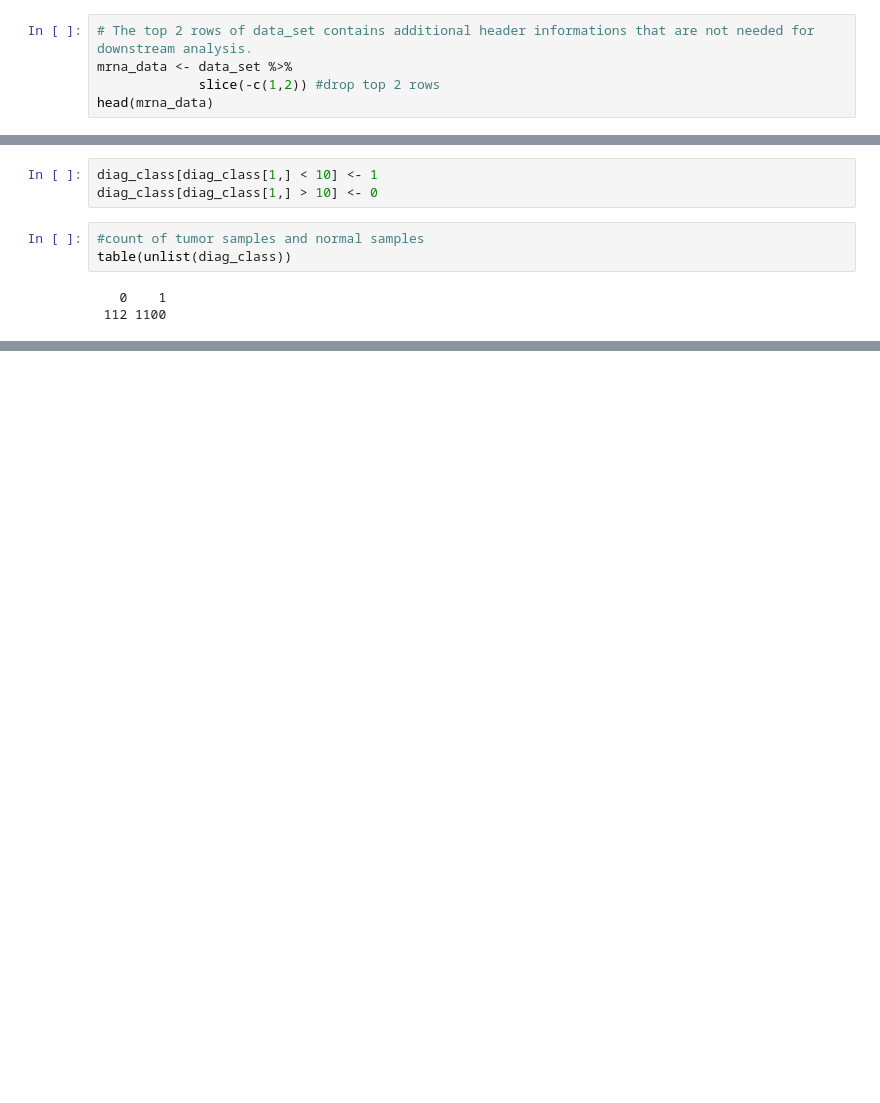
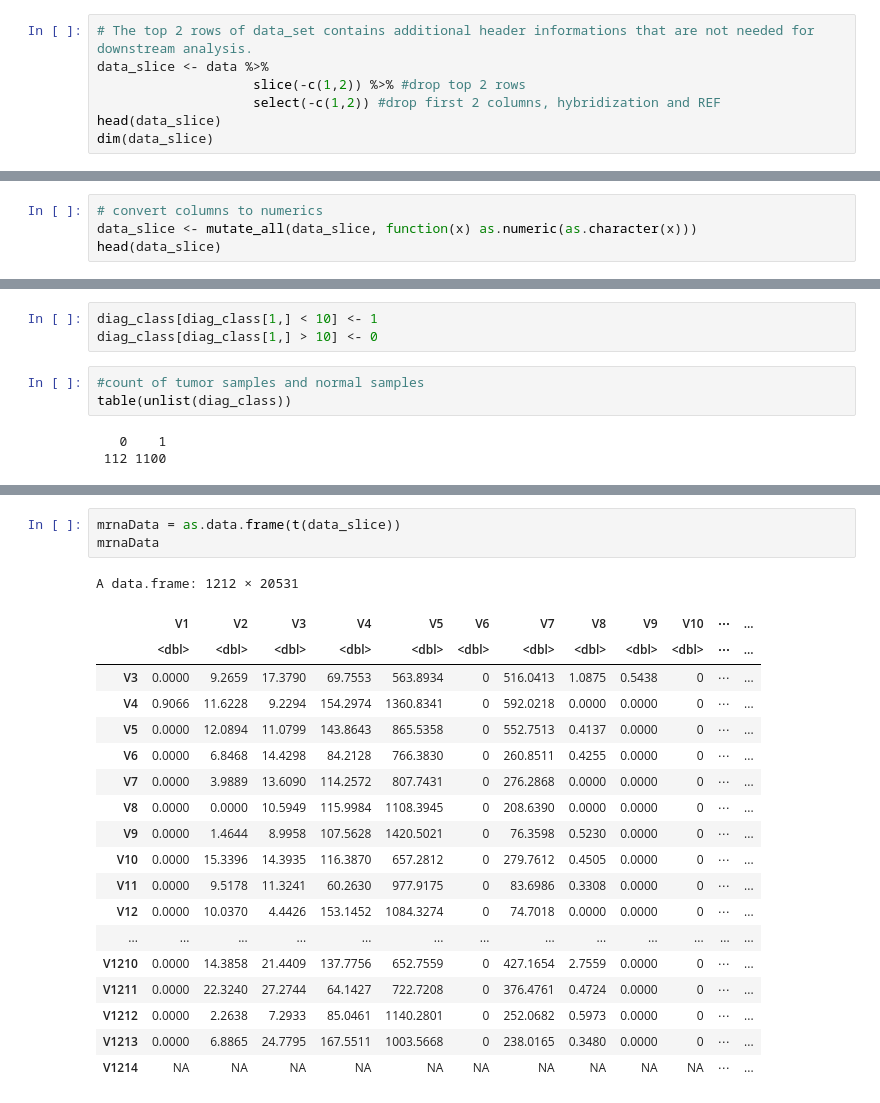
Before and after one commit to Luq16/Predict-disease-from-gene-expression-data, a Jupyter notebook: notebook.ipynb, the cells around one changed output, grey strips where cells are left out. Cells and saved outputs as stored; diff of their text form; blank space fills up the shorter version.

```diff
--- a/notebook.ipynb
+++ b/notebook.ipynb
@@ -62,8 +47,10 @@ A data.frame: 6 × 1212
 # %%
 # The top 2 rows of data_set contains additional header informations that are not needed for downstream analysis.
-mrna_data <- data_set %>%
-             slice(-c(1,2)) #drop top 2 rows
-head(mrna_data)
+data_slice <- data %>%
+                    slice(-c(1,2)) %>% #drop top 2 rows
+                    select(-c(1,2)) #drop first 2 columns, hybridization and REF
+head(data_slice)
+dim(data_slice)
 # %% [output]
 A data.frame: 6 × 1212
 |  | V3 | V4 | V5 | V6 | V7 | V8 | V9 | V10 | V11 | V12 | ⋯ | ... |
@@ -76,0 +65,4 @@ A data.frame: 6 × 1212
+# %%
+# convert columns to numerics
+data_slice <- mutate_all(data_slice, function(x) as.numeric(as.character(x)))
+head(data_slice)
@@ -136,0 +160,23 @@ table(unlist(diag_class))
+# %%
+mrnaData = as.data.frame(t(data_slice))
+mrnaData
+# %% [output]
+A data.frame: 1212 × 20531
+|  | V1 | V2 | V3 | V4 | V5 | V6 | V7 | V8 | V9 | V10 | ⋯ | ... |
+|  | <dbl> | <dbl> | <dbl> | <dbl> | <dbl> | <dbl> | <dbl> | <dbl> | <dbl> | <dbl> | ⋯ | ... |
+| V3 | 0.0000 | 9.2659 | 17.3790 | 69.7553 | 563.8934 | 0 | 516.0413 | 1.0875 | 0.5438 | 0 | ⋯ | ... |
+| V4 | 0.9066 | 11.6228 | 9.2294 | 154.2974 | 1360.8341 | 0 | 592.0218 | 0.0000 | 0.0000 | 0 | ⋯ | ... |
+| V5 | 0.0000 | 12.0894 | 11.0799 | 143.8643 | 865.5358 | 0 | 552.7513 | 0.4137 | 0.0000 | 0 | ⋯ | ... |
+| V6 | 0.0000 | 6.8468 | 14.4298 | 84.2128 | 766.3830 | 0 | 260.8511 | 0.4255 | 0.0000 | 0 | ⋯ | ... |
+| V7 | 0.0000 | 3.9889 | 13.6090 | 114.2572 | 807.7431 | 0 | 276.2868 | 0.0000 | 0.0000 | 0 | ⋯ | ... |
+| V8 | 0.0000 | 0.0000 | 10.5949 | 115.9984 | 1108.3945 | 0 | 208.6390 | 0.0000 | 0.0000 | 0 | ⋯ | ... |
+| V9 | 0.0000 | 1.4644 | 8.9958 | 107.5628 | 1420.5021 | 0 | 76.3598 | 0.5230 | 0.0000 | 0 | ⋯ | ... |
+| V10 | 0.0000 | 15.3396 | 14.3935 | 116.3870 | 657.2812 | 0 | 279.7612 | 0.4505 | 0.0000 | 0 | ⋯ | ... |
+| V11 | 0.0000 | 9.5178 | 11.3241 | 60.2630 | 977.9175 | 0 | 83.6986 | 0.3308 | 0.0000 | 0 | ⋯ | ... |
+| V12 | 0.0000 | 10.0370 | 4.4426 | 153.1452 | 1084.3274 | 0 | 74.7018 | 0.0000 | 0.0000 | 0 | ⋯ | ... |
+| ... | ... | ... | ... | ... | ... | ... | ... | ... | ... | ... | ... | ... |
+| V1210 | 0.0000 | 14.3858 | 21.4409 | 137.7756 | 652.7559 | 0 | 427.1654 | 2.7559 | 0.0000 | 0 | ⋯ | ... |
+| V1211 | 0.0000 | 22.3240 | 27.2744 | 64.1427 | 722.7208 | 0 | 376.4761 | 0.4724 | 0.0000 | 0 | ⋯ | ... |
+| V1212 | 0.0000 | 2.2638 | 7.2933 | 85.0461 | 1140.2801 | 0 | 252.0682 | 0.5973 | 0.0000 | 0 | ⋯ | ... |
+| V1213 | 0.0000 | 6.8865 | 24.7795 | 167.5511 | 1003.5668 | 0 | 238.0165 | 0.3480 | 0.0000 | 0 | ⋯ | ... |
+| V1214 | NA | NA | NA | NA | NA | NA | NA | NA | NA | NA | ⋯ | ... |
```
Also changed, not shown: parts of 12 cells of this notebook.
